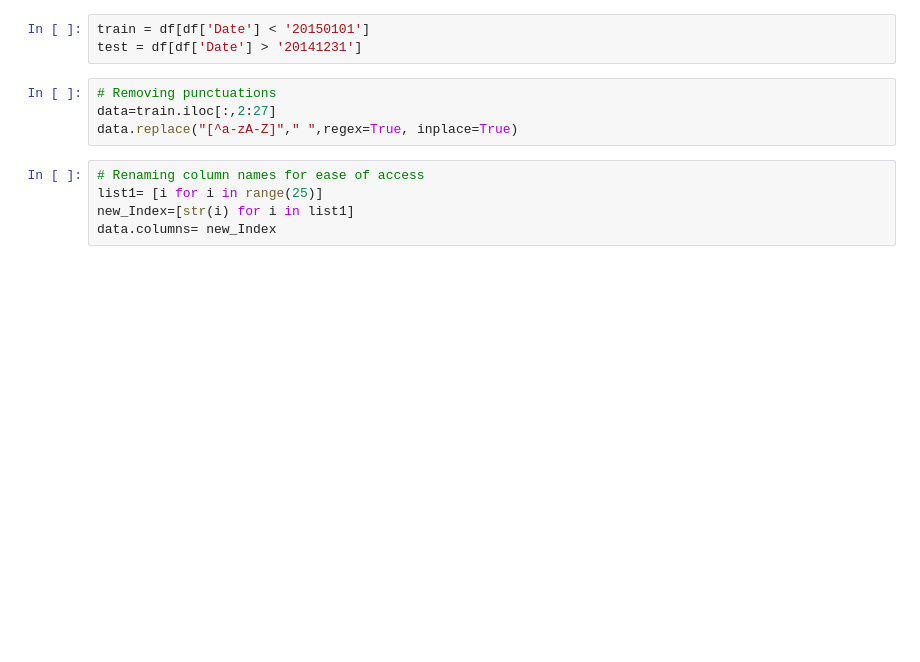
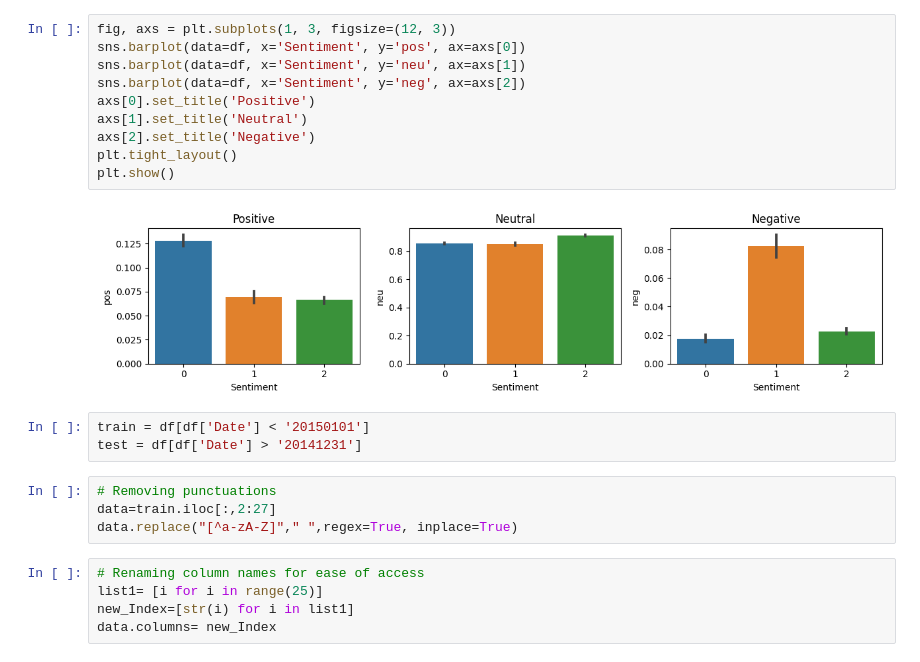
Before and after one commit to lovepreetmultani/Natural-Language-Processing, a Jupyter notebook: SentimentAnalysis.ipynb, the cells around one changed output. Cells and saved outputs as stored; diff of their text form; blank space fills up the shorter version.

```diff
--- a/SentimentAnalysis.ipynb
+++ b/SentimentAnalysis.ipynb
@@ -12,3 +89,15 @@ df.head()
+# %%
+fig, axs = plt.subplots(1, 3, figsize=(12, 3))
+sns.barplot(data=df, x='Sentiment', y='pos', ax=axs[0])
+sns.barplot(data=df, x='Sentiment', y='neu', ax=axs[1])
+sns.barplot(data=df, x='Sentiment', y='neg', ax=axs[2])
+axs[0].set_title('Positive')
+axs[1].set_title('Neutral')
+axs[2].set_title('Negative')
+plt.tight_layout()
+plt.show()
+# %% [output]
+[figure, added]
 # %%
 train = df[df['Date'] < '20150101']
 test = df[df['Date'] > '20141231']
```
Also changed, not shown: parts of 16 cells of this notebook.
